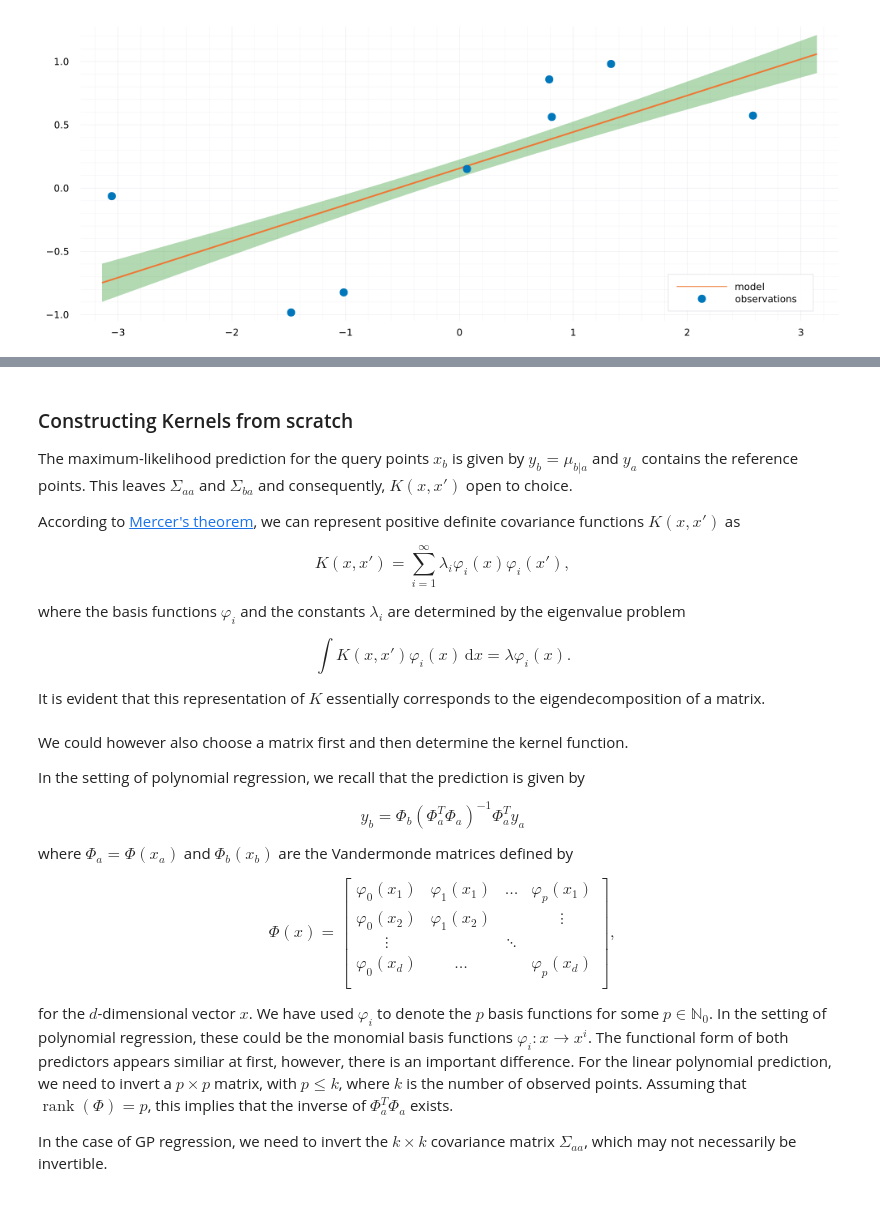
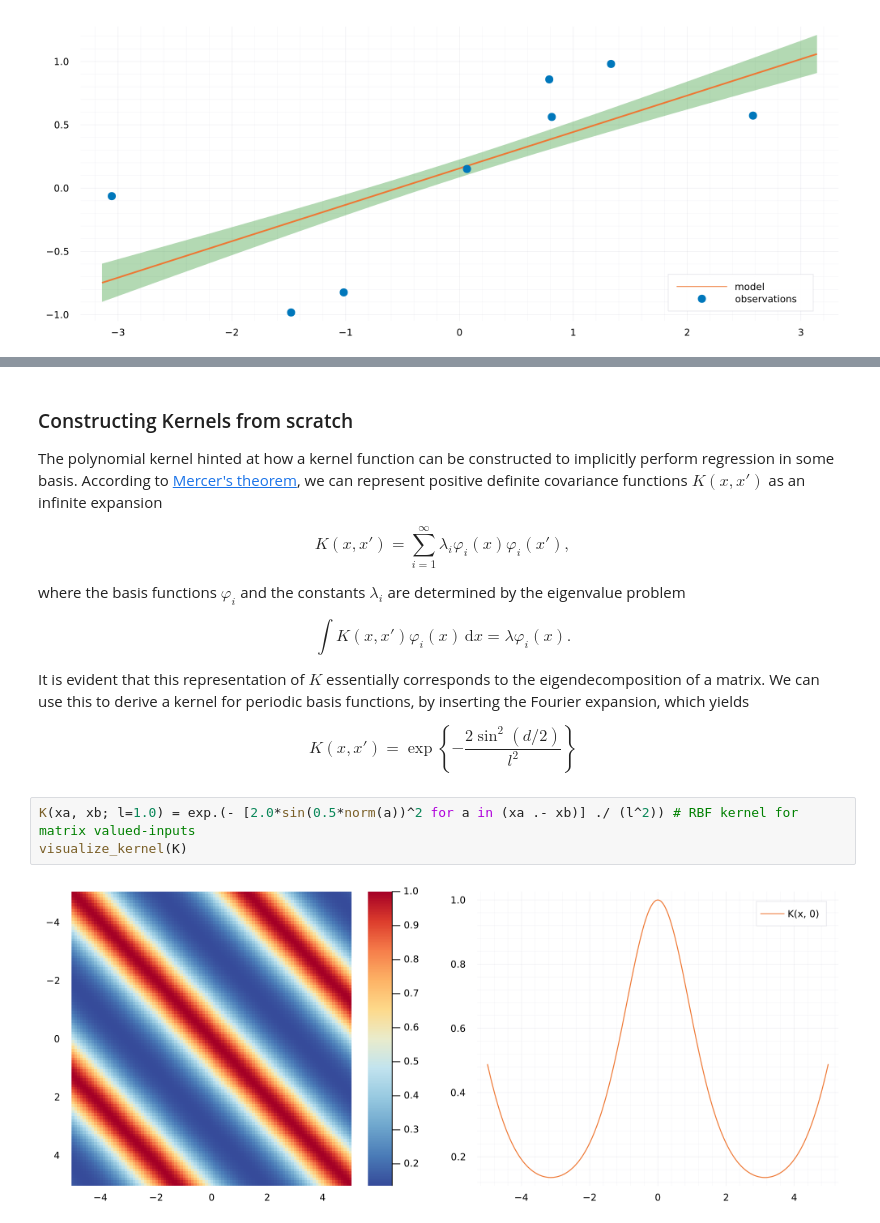
Before and after one commit to bonevbs/ml_notebooks, a Jupyter notebook: gaussian_processes.ipynb, the cells around one changed output, grey strips where cells are left out. Saved outputs shown, nothing was run; the diff lists cells and outputs as text.

Commit message:
Added periodic kernel functions

```diff
--- a/gaussian_processes.ipynb
+++ b/gaussian_processes.ipynb
@@ -493,9 +493,7 @@ This is a nice result! It shows that GP regression with a polynomial kernel and
 # %% [markdown]
 ### Constructing Kernels from scratch
 
-The maximum-likelihood prediction for the query points $x_b$ is given by $y_b = \mu_{b|a}$ and $y_a$ contains the reference points. This leaves $\Sigma_{aa}$ and $\Sigma_{ba}$ and consequently, $K(x,x')$ open to choice.
-
-According to [Mercer's theorem](https://en.wikipedia.org/wiki/Mercer%27s_theorem), we can represent positive definite covariance functions $K(x,x')$ as
+The polynomial kernel hinted at how a kernel function can be constructed to implicitly perform regression in some basis. According to [Mercer's theorem](https://en.wikipedia.org/wiki/Mercer%27s_theorem), we can represent positive definite covariance functions $K(x,x')$ as an infinite expansion
 
 $$
 K(x,x') = \sum_{i=1}^\infty \lambda_i \varphi_i(x) \varphi_i(x'),
@@ -507,29 +505,13 @@ $$
 \int K(x,x') \varphi_i(x) \, \mathrm{d}x = \lambda \varphi_i(x).
 $$
 
-It is evident that this representation of $K$ essentially corresponds to the eigendecomposition of a matrix.
+It is evident that this representation of $K$ essentially corresponds to the eigendecomposition of a matrix. We can use this to derive a kernel for periodic basis functions, by inserting the Fourier expansion, which yields
+
+$$
+K(x,x') = \exp \left\{- \frac{2 \sin^2(d/2)}{l^2} \right\}
+$$
-# %% [markdown]
-We could however also choose a matrix first and then determine the kernel function.
-
-In the setting of polynomial regression, we recall that the prediction is given by
-
-$$
-y_b = \Phi_b (\Phi_a^T \Phi_a)^{-1} \Phi_a^T y_a
-$$
-
-where $\Phi_a = \Phi(x_a)$ and $\Phi_b(x_b)$ are the Vandermonde matrices defined by
-
-$$
-\Phi(x) =
-\begin{bmatrix}
-\varphi_0(x_1) & \varphi_1(x_1) & \dots & \varphi_p(x_1) \\
-\varphi_0(x_2) & \varphi_1(x_2) & & \vdots \\
-\vdots & & \ddots & \\
-\varphi_0(x_d) & \dots & & \varphi_p(x_d)\\
-\end{bmatrix},
-$$
-
-for the $d$-dimensional vector $x$. We have used $\varphi_i$ to denote the $p$ basis functions for some $p \in \mathbb{N}_0$. In the setting of polynomial regression, these could be the monomial basis functions $\varphi_i: x \rightarrow x^i$. The functional form of both predictors appears similiar at first, however, there is an important difference. For the linear polynomial prediction, we need to invert a $p \times p$ matrix, with $p \leq k$, where $k$ is the number of observed points. Assuming that $\mathop{rank}(\Phi) = p$, this implies that the inverse of $\Phi_a^T \Phi_a$ exists.
-
-
-In the case of GP regression, we need to invert the $k \times k$ covariance matrix $\Sigma_{aa}$, which may not necessarily be invertible.
+# %%
+K(xa, xb; l=1.0) = exp.(- [2.0*sin(0.5*norm(a))^2 for a in (xa .- xb)] ./ (l^2)) # RBF kernel for matrix valued-inputs
+visualize_kernel(K)
+# %% [output]
+[figure, added]
```
Also changed, not shown: parts of 3 cells of this notebook.
